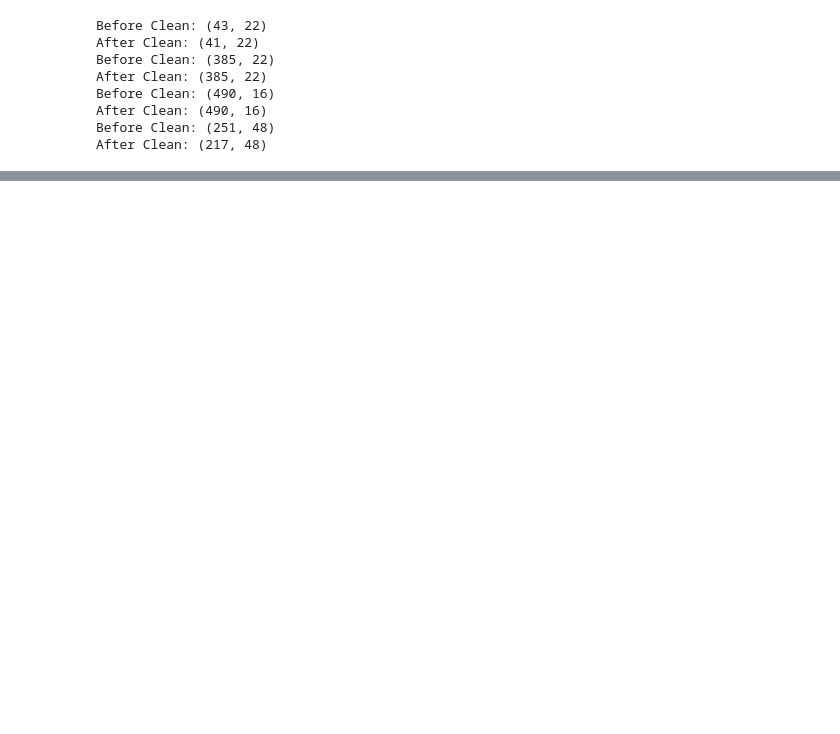
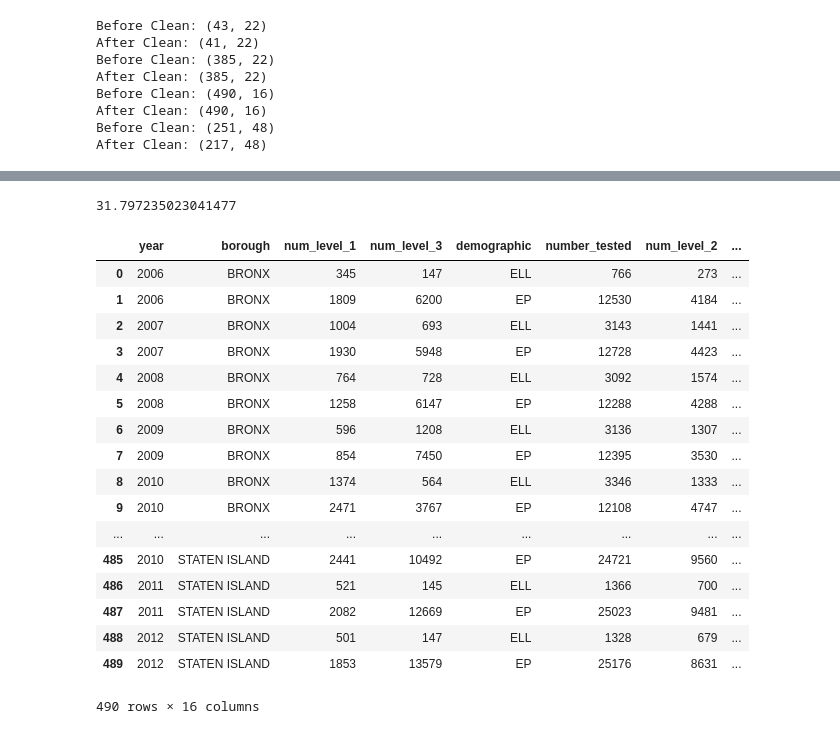
Before and after one commit to NudnikShpilkis/KalmanFilter-1004, a Jupyter notebook: GWE_local.ipynb, the cells around one changed output, grey strips where cells are left out. Drawn from its saved outputs; the diff is of its cells as text; code cells hidden in the pictures; blank space fills up the shorter version.

```diff
--- a/GWE_local.ipynb
+++ b/GWE_local.ipynb
@@ -105,3 +130,28 @@ def GreedyWeightedEntropy(data):
+# %%
+69/217 * 100
+# %% [output]
+31.797235023041477
+# %%
+d
+# %% [output]
+|  | year | borough | num_level_1 | num_level_3 | demographic | number_tested | num_level_2 | ... |
+| 0 | 2006 | BRONX | 345 | 147 | ELL | 766 | 273 | ... |
+| 1 | 2006 | BRONX | 1809 | 6200 | EP | 12530 | 4184 | ... |
+| 2 | 2007 | BRONX | 1004 | 693 | ELL | 3143 | 1441 | ... |
+| 3 | 2007 | BRONX | 1930 | 5948 | EP | 12728 | 4423 | ... |
+| 4 | 2008 | BRONX | 764 | 728 | ELL | 3092 | 1574 | ... |
+| 5 | 2008 | BRONX | 1258 | 6147 | EP | 12288 | 4288 | ... |
+| 6 | 2009 | BRONX | 596 | 1208 | ELL | 3136 | 1307 | ... |
+| 7 | 2009 | BRONX | 854 | 7450 | EP | 12395 | 3530 | ... |
+| 8 | 2010 | BRONX | 1374 | 564 | ELL | 3346 | 1333 | ... |
+| 9 | 2010 | BRONX | 2471 | 3767 | EP | 12108 | 4747 | ... |
+| ... | ... | ... | ... | ... | ... | ... | ... | ... |
+| 485 | 2010 | STATEN ISLAND | 2441 | 10492 | EP | 24721 | 9560 | ... |
+| 486 | 2011 | STATEN ISLAND | 521 | 145 | ELL | 1366 | 700 | ... |
+| 487 | 2011 | STATEN ISLAND | 2082 | 12669 | EP | 25023 | 9481 | ... |
+| 488 | 2012 | STATEN ISLAND | 501 | 147 | ELL | 1328 | 679 | ... |
+| 489 | 2012 | STATEN ISLAND | 1853 | 13579 | EP | 25176 | 8631 | ... |
+490 rows × 16 columns
 # %%
 for data in [(b,'3nja-bsch'),(c,'avir-tzek'),(d,'h3zm-ta5h'),(e,'m59i-mqex')]:
     outliers, factors = GreedyWeightedEntropy(data[0])
```
Also changed, not shown: parts of 4 cells of this notebook, 7 other files.
